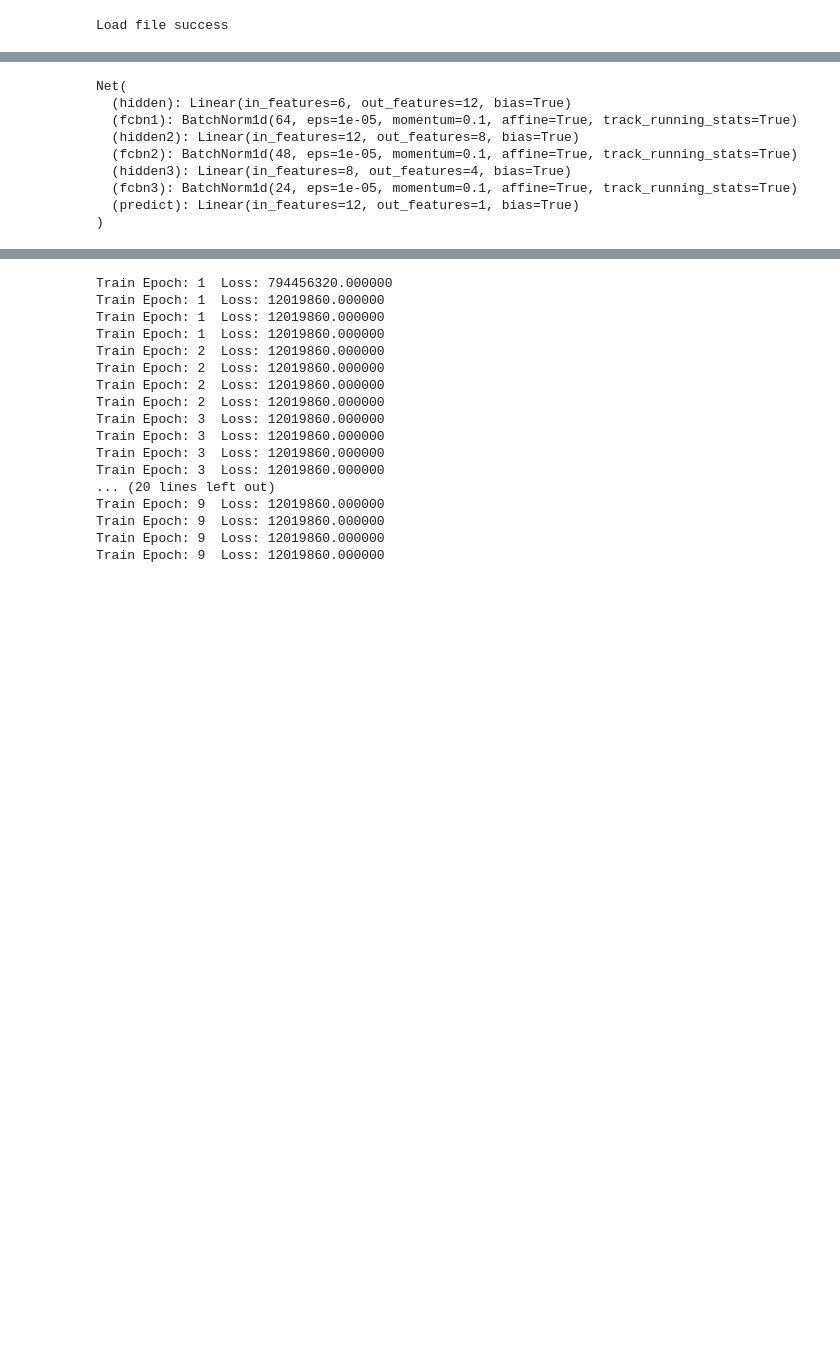
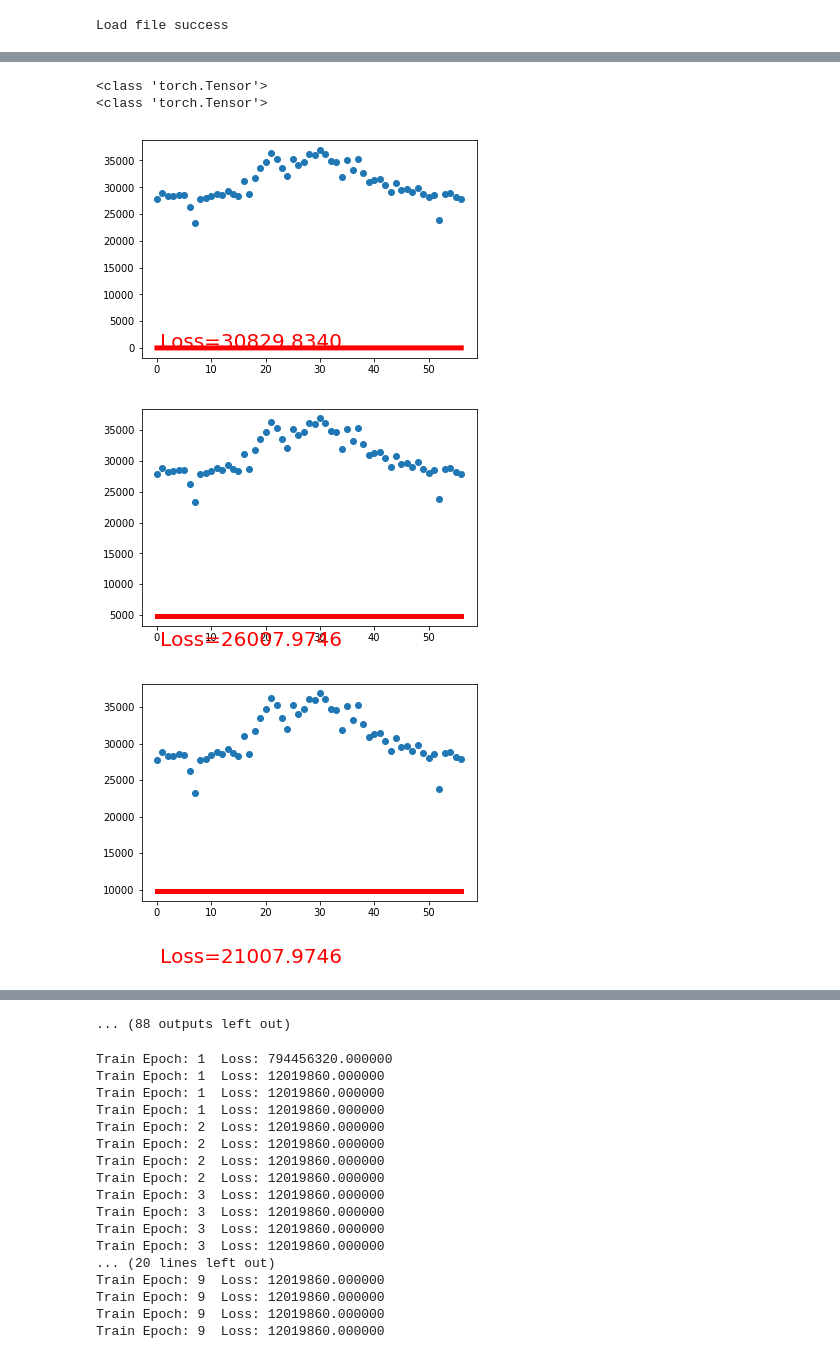
Before and after one commit to tony92151/Data_Sciences_Course, a Jupyter notebook: hw1/reading_data.ipynb, the cells around one changed output, grey strips where cells are left out. Saved outputs shown, nothing was run; the diff lists cells and outputs as text; code cells hidden in the pictures; blank space fills up the shorter version.

```diff
--- a/hw1/reading_data.ipynb
+++ b/hw1/reading_data.ipynb
@@ -115,15 +138,2 @@ class Net(torch.nn.Module):
         x = self.predict(x)             # linear output
         return x
-# %%
-net = Net()     # define the network
-print(net)  # net architecture
-# %% [output]
-Net(
-  (hidden): Linear(in_features=6, out_features=12, bias=True)
-  (fcbn1): BatchNorm1d(64, eps=1e-05, momentum=0.1, affine=True, track_running_stats=True)
-  (hidden2): Linear(in_features=12, out_features=8, bias=True)
-  (fcbn2): BatchNorm1d(48, eps=1e-05, momentum=0.1, affine=True, track_running_stats=True)
-  (hidden3): Linear(in_features=8, out_features=4, bias=True)
-  (fcbn3): BatchNorm1d(24, eps=1e-05, momentum=0.1, affine=True, track_running_stats=True)
-  (predict): Linear(in_features=12, out_features=1, bias=True)
-)
@@ -138,0 +140,45 @@ loss_func = torch.nn.MSELoss()  # this is for regression mean squared loss
+# %%
+class network():
+    def __init__(self,x,y,hidden,epoch,learing_rate):
+        self.x = x
+        self.y = y
+        self.length = len(x)
+        self.epoch = epoch
+        self.net = Net(n_feature=1, n_hidden=hidden, n_output=1)     # define the network
+        self.optimizer = torch.optim.SGD(self.net.parameters(), lr=learing_rate)# lr = learing_rate
+    def tanining(self):
+        for step in range(100000):
+            #print(step)
+            prediction = self.net(self.x)     # input x and predict based on x
+
+            loss = torch.nn.functional.smooth_l1_loss(prediction, self.y)     # must be (1. nn output, 2. target)
+
+            self.optimizer.zero_grad()   # clear gradients for next train
+            loss.backward()         # backpropagation, compute gradients
+            self.optimizer.step()        # apply gradients
+            if(step==50000):
+                self.optimizer = torch.optim.SGD(self.net.parameters(), lr=10)
+            if step % 1000 == 0:
+                # plot and show learning process
+                plt.cla()
+                plt.scatter(self.x.data.numpy(), self.y.data.numpy())
+                plt.plot(self.x.data.numpy(), prediction.data.numpy(), 'r-', lw=5)
+                plt.text(0.5, 0, 'Loss=%.4f' % loss.data.numpy(), fontdict={'size': 20, 'color':  'red'})
+                plt.pause(0.1)
+    def predictor(self,x):
+        return self.net(x)
+# %%
+EPOCH = 10
+Learing_rate = 5
+N1 = network(num1,peak1,1000,EPOCH,Learing_rate)
+print(type(num1))
+print(type(peak1))
+# %% [output]
+<class 'torch.Tensor'>
+<class 'torch.Tensor'>
+# %%
+N1.tanining()
+# %% [output]
+[figure, added]
+[figure, added]
+[figure, added]
@@ -139,3 +194,4 @@ loss_func = torch.nn.MSELoss()  # this is for regression mean squared loss
+... (88 outputs left out)
 # %%
 def train(epoch):
     for step in range(2000):
```
Also changed, not shown: parts of 9 cells of this notebook.
